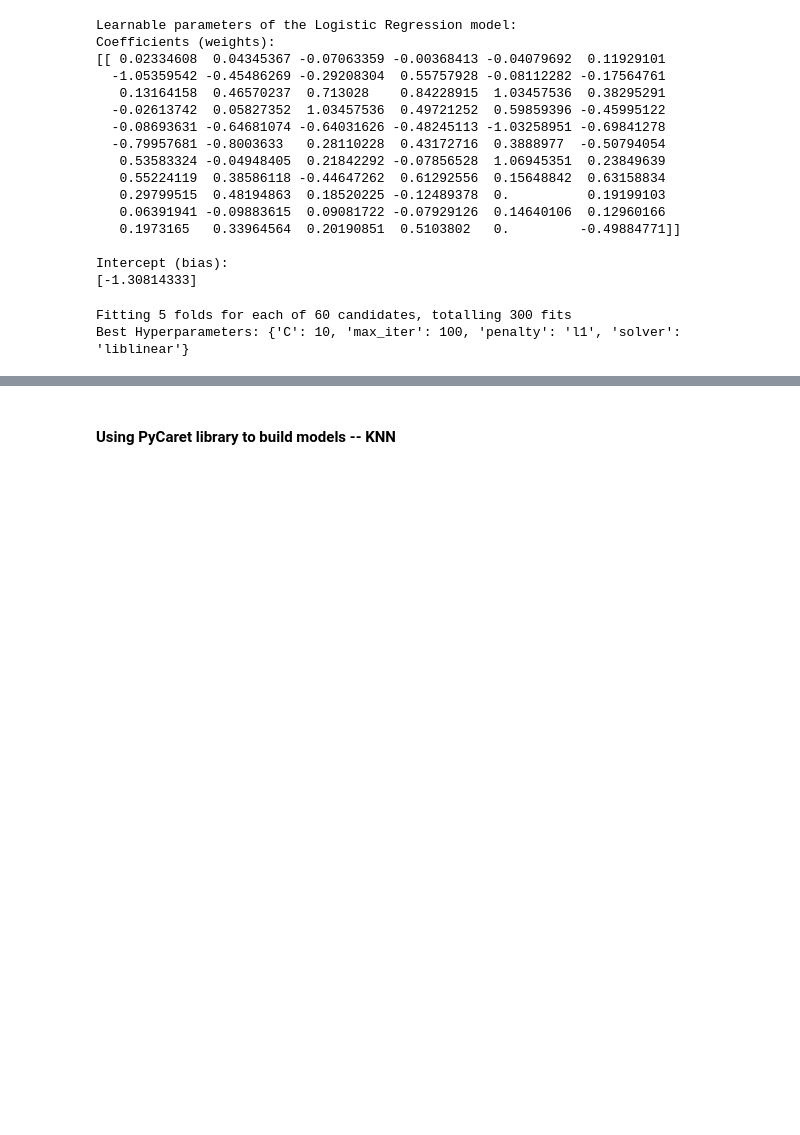
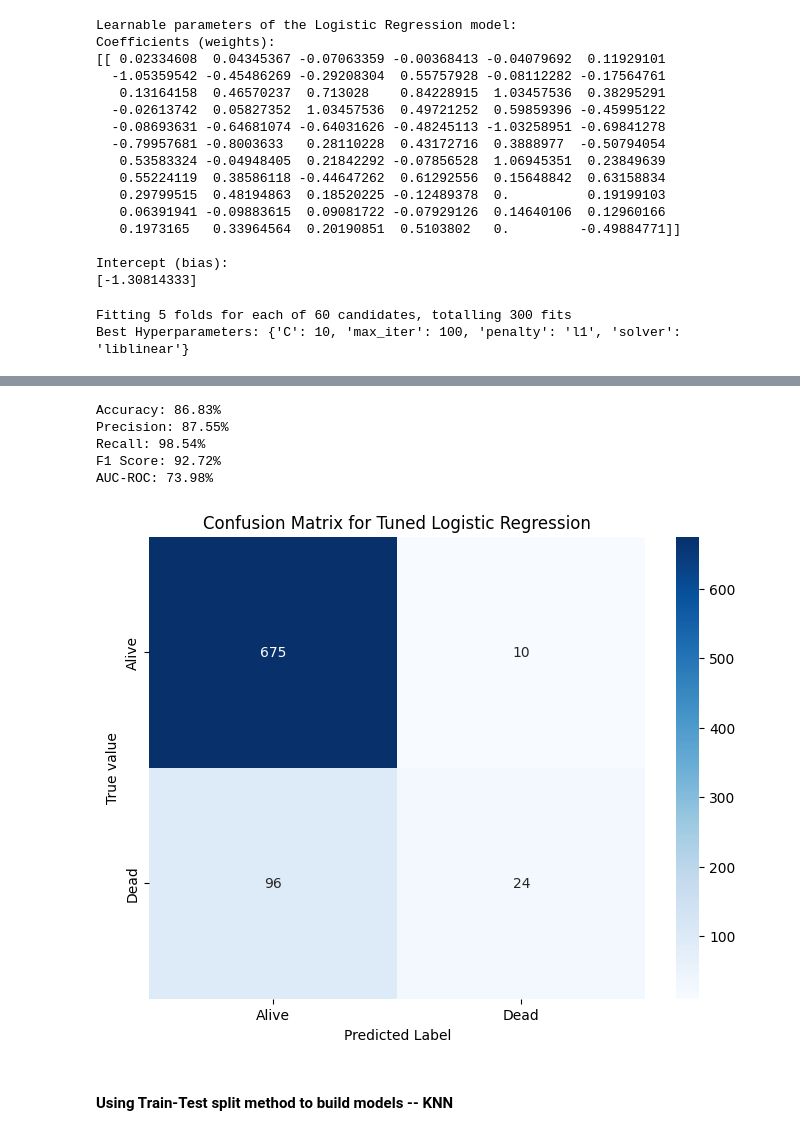
Before and after one commit to CrookCentaur/Breast-Cancer-Mortality-Prediction-using-Machine-Learning, a Jupyter notebook: Data_Mining_&_ML_Coursework.ipynb, the cells around one changed output, grey strips where cells are left out. Saved outputs shown, nothing was run; the diff lists cells and outputs as text; code cells hidden in the pictures; blank space fills up the shorter version.

```diff
--- a/Data_Mining_&_ML_Coursework.ipynb
+++ b/Data_Mining_&_ML_Coursework.ipynb
@@ -910,2 +902,64 @@ Accuracy of tuned model: 86.83%
+# %%
+# Using the Hyperparameters found via GridSearchCV to tune and Re-train the model
+
+best_params = {
+    'penalty': 'l1',
+    'C': 10,
+    'solver': 'liblinear',
+    'max_iter': 100
+}
+
+# Reinitializing the model with best hyperparameters
+tuned_log_reg = LogisticRegression(**best_params)
+
+# Training the model on data
+tuned_log_reg.fit(X_train, y_train)
+
+# Predict on the test set
+y_pred = tuned_log_reg.predict(X_test)
+# %%
+# Evaluate the model's performance metrics
+accuracy = accuracy_score(y_test, y_pred)
+print(f"Accuracy: {accuracy * 100:.2f}%")
+
+# Specify pos_label for string labels
+precision = precision_score(y_test, y_pred, pos_label='Alive')
+print(f"Precision: {precision * 100:.2f}%")
+
+recall = recall_score(y_test, y_pred, pos_label='Alive')
+print(f"Recall: {recall * 100:.2f}%")
+
+f1 = f1_score(y_test, y_pred, pos_label='Alive')
+print(f"F1 Score: {f1 * 100:.2f}%")
+
+# AUC-ROC requires numeric probabilities or labels
+
+try:
+    # Assuming y_pred_proba contains probabilities for the positive class
+    y_pred_proba = tuned_log_reg.predict_proba(X_test)[:, 1]            # Use [:, 1] for the positive class
+    auc_roc = roc_auc_score(y_test, y_pred_proba)
+    print(f"AUC-ROC: {auc_roc * 100:.2f}%")
+except AttributeError:
+    print("AUC-ROC requires probability predictions, which are not available for this model.")
+except ValueError as e:
+    print("AUC-ROC calculation failed:", e)
+
+# Generate confusion matrix
+cm = confusion_matrix(y_test, y_pred)
+
+# Plot confusion matrix using Seaborn heatmap
+plt.figure(figsize=(8, 6))
+sns.heatmap(cm, annot=True, fmt='d', cmap='Blues', xticklabels=np.unique(y), yticklabels=np.unique(y))
+plt.title('Confusion Matrix for Tuned Logistic Regression')
+plt.xlabel('Predicted Label')
+plt.ylabel('True value')
+plt.show()
+# %% [output]
+Accuracy: 86.83%
+Precision: 87.55%
+Recall: 98.54%
+F1 Score: 92.72%
+AUC-ROC: 73.98%
+[figure, added]
 # %% [markdown]
-#### Using PyCaret library to build models -- KNN
+#### Using Train-Test split method to build models -- KNN
```
Also changed, not shown: parts of 37 cells of this notebook.
